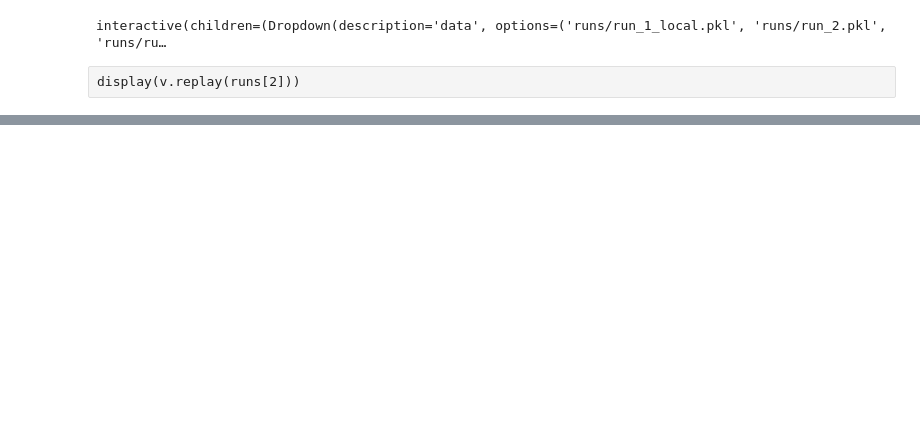
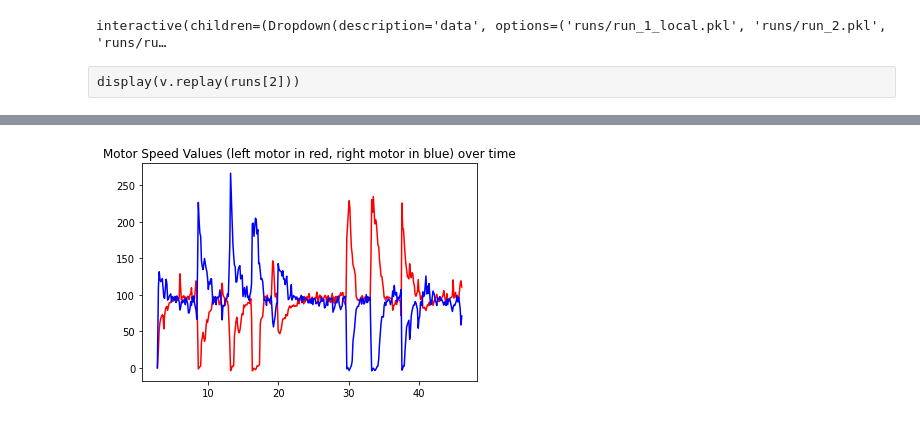
Before and after one commit to Fllask/Mobile_Robotics, a Jupyter notebook: ReportVizulization.ipynb, the cells around one changed output, grey strips where cells are left out. Drawn from its saved outputs; the diff is of its cells as text; code cells hidden in the pictures; blank space fills up the shorter version.

```diff
--- a/ReportVizulization.ipynb
+++ b/ReportVizulization.ipynb
@@ -33,3 +33,8 @@ from IPython.display import Video
 Video("videos/4.mov",width=800)
 # %% [output]
 [interactive output not drawn]
+# %%
+data = v.loadData('runs/run_3.pkl')
+v.plotMotors(data)
+# %% [output]
+[figure, added]
```
Also changed, not shown: 1 other file.
